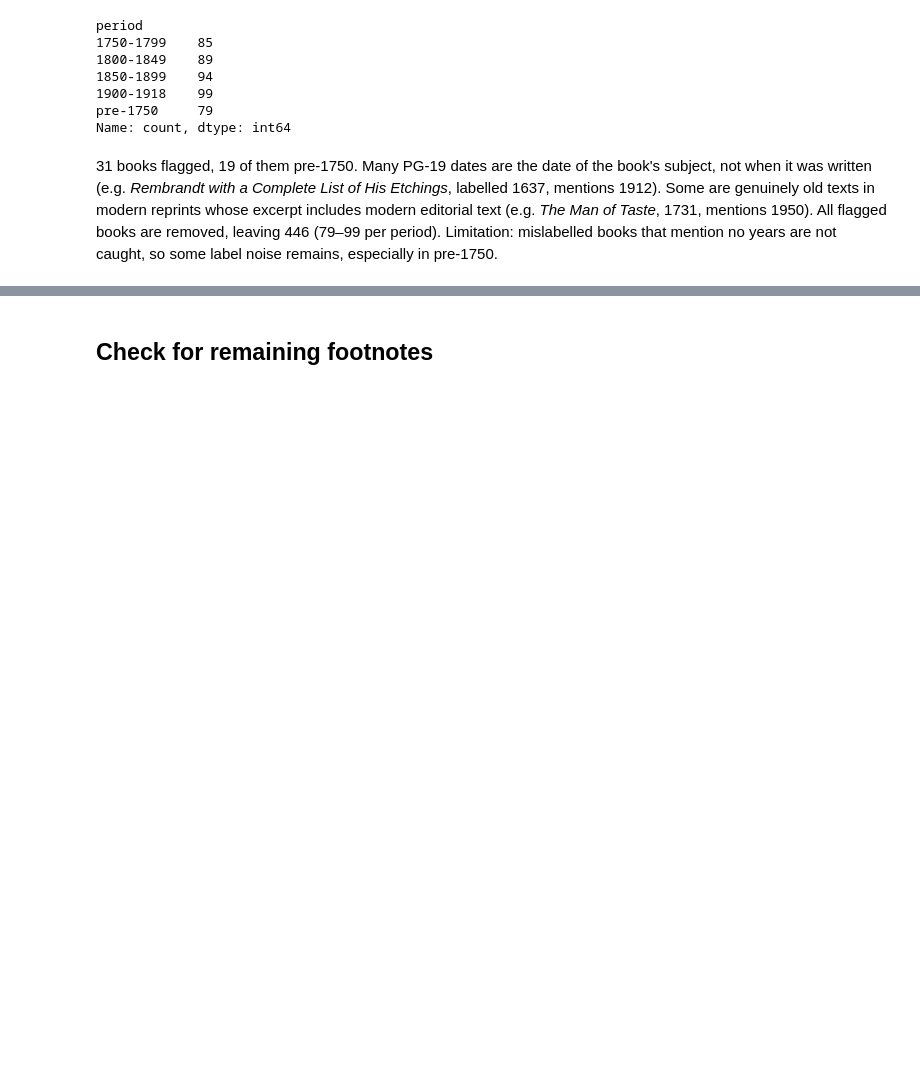
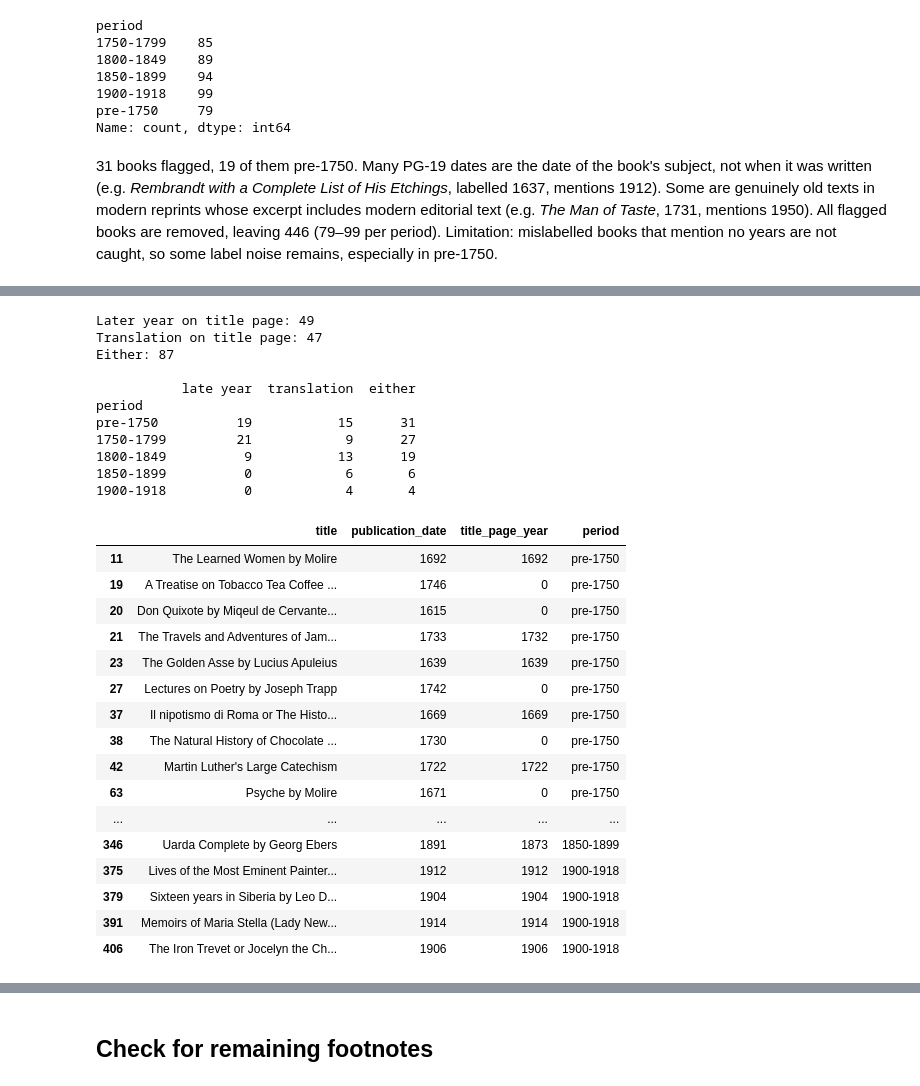
Before and after one commit to JamFog/Machine-Learning-Project, a Jupyter notebook: notebooks/02_baseline.ipynb, the cells around one changed output, grey strips where cells are left out. Drawn from its saved outputs; the diff is of its cells as text; code cells hidden in the pictures; blank space fills up the shorter version.

```diff
--- a/notebooks/02_baseline.ipynb
+++ b/notebooks/02_baseline.ipynb
@@ -227,0 +236,53 @@ Limitation: mislabelled books that mention no years are not caught, so some labe
+# %%
+PERIODS = ["pre-1750", "1750-1799", "1800-1849", "1850-1899", "1900-1918"]
+pd.set_option("display.max_rows", 200)
+
+start = sample["text"].str[:3000]
+
+sample["title_page_year"] = start.apply(latest_year)
+sample["title_page_gap"] = sample["title_page_year"] - sample["publication_date"]
+sample["translation"] = start.str.contains(
+      r"translated (?:by|from|into)|done into english|englished by|now first translated",
+      case=False,
+  )
+
+late = sample["title_page_gap"] > 20
+trans = sample["translation"]
+
+print("Later year on title page:", late.sum())
+print("Translation on title page:", trans.sum())
+print("Either:", (late | trans).sum())
+print()
+print(pd.DataFrame({"late year": late, "translation": trans, "either": late | trans})
+        .groupby(sample["period"]).sum().reindex(PERIODS))
+
+sample[trans & ~late][["title", "publication_date", "title_page_year", "period"]]
+# %% [output]
+Later year on title page: 49
+Translation on title page: 47
+Either: 87
+
+           late year  translation  either
+period
+pre-1750          19           15      31
+1750-1799         21            9      27
+1800-1849          9           13      19
+1850-1899          0            6       6
+1900-1918          0            4       4
+|  | title | publication_date | title_page_year | period |
+| 11 | The Learned Women by Molire | 1692 | 1692 | pre-1750 |
+| 19 | A Treatise on Tobacco Tea Coffee ... | 1746 | 0 | pre-1750 |
+| 20 | Don Quixote by Miqeul de Cervante... | 1615 | 0 | pre-1750 |
+| 21 | The Travels and Adventures of Jam... | 1733 | 1732 | pre-1750 |
+| 23 | The Golden Asse by Lucius Apuleius | 1639 | 1639 | pre-1750 |
+| 27 | Lectures on Poetry by Joseph Trapp | 1742 | 0 | pre-1750 |
+| 37 | Il nipotismo di Roma or The Histo... | 1669 | 1669 | pre-1750 |
+| 38 | The Natural History of Chocolate ... | 1730 | 0 | pre-1750 |
+| 42 | Martin Luther's Large Catechism | 1722 | 1722 | pre-1750 |
+| 63 | Psyche by Molire | 1671 | 0 | pre-1750 |
+| ... | ... | ... | ... | ... |
+| 346 | Uarda Complete by Georg Ebers | 1891 | 1873 | 1850-1899 |
+| 375 | Lives of the Most Eminent Painter... | 1912 | 1912 | 1900-1918 |
+| 379 | Sixteen years in Siberia by Leo D... | 1904 | 1904 | 1900-1918 |
+| 391 | Memoirs of Maria Stella (Lady New... | 1914 | 1914 | 1900-1918 |
+| 406 | The Iron Trevet or Jocelyn the Ch... | 1906 | 1906 | 1900-1918 |
```
Also changed, not shown: parts of 18 cells of this notebook, 1 other file.
